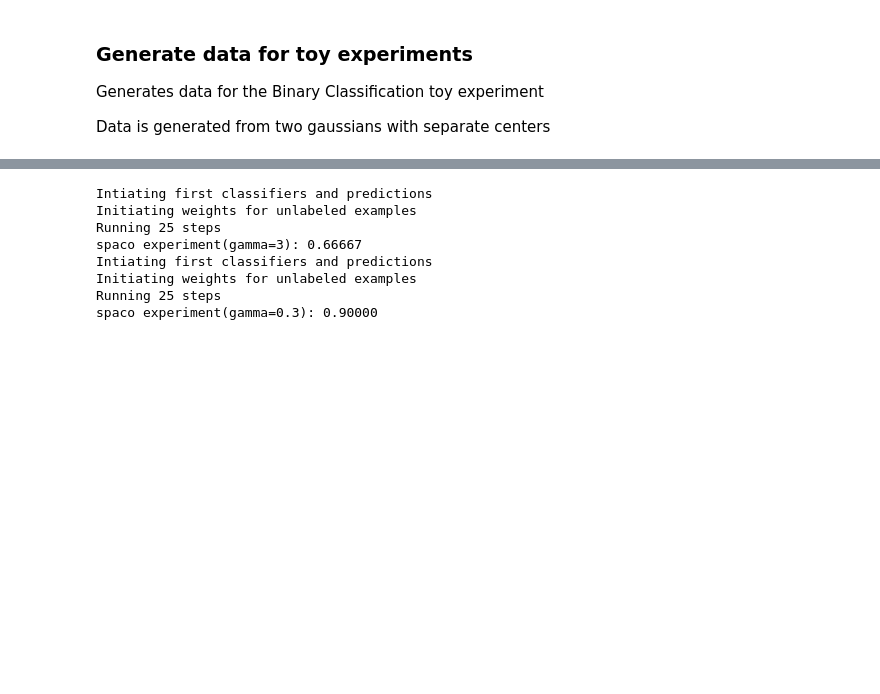
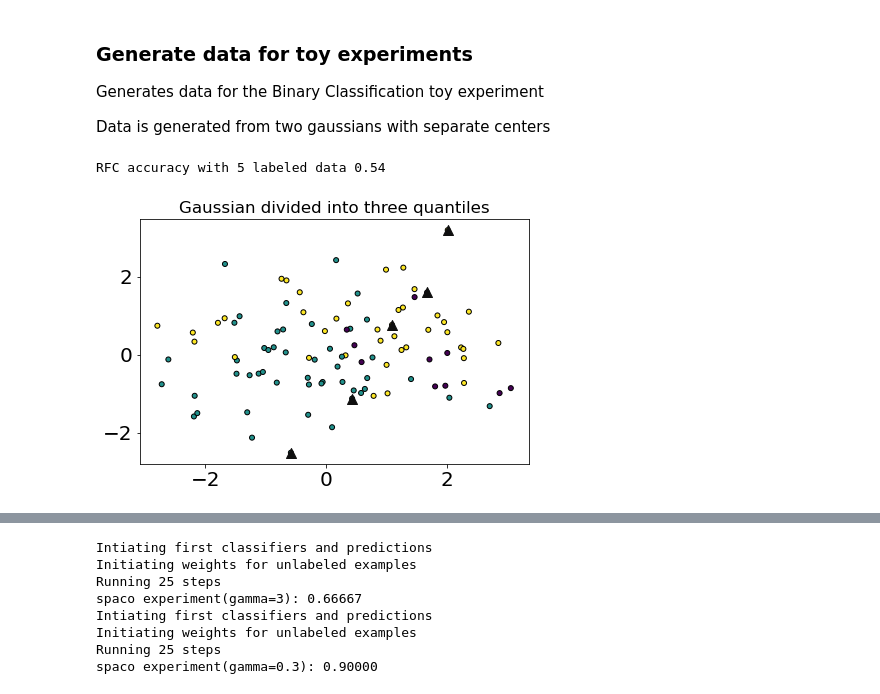
Before and after one commit to patrickboswell/MLA, a Jupyter notebook: MultilabelClassificationToyExample.ipynb, the cells around one changed output, grey strips where cells are left out. Saved outputs shown, nothing was run; the diff lists cells and outputs as text; code cells hidden in the pictures; blank space fills up the shorter version.

```diff
--- a/MultilabelClassificationToyExample.ipynb
+++ b/MultilabelClassificationToyExample.ipynb
@@ -195,3 +239,24 @@ class SPamCo:
                 )
 
             if len(new_labeled_data[0]) >= len(self.unlabeled_data[0]): break
+# %%
+X1, Y1 = make_classification(
+    n_features=4, n_redundant=0, n_informative=2, n_clusters_per_class=1, n_classes=3
+)
+x_train, x_test, y_train, y_test = train_test_split(X1, Y1, test_size=0.95, random_state=42)
+rfc = RandomForestClassifier()
+rfc.fit(x_train, y_train)
+
+rfc_pred = rfc.predict(X1)
+print(f'RFC accuracy with {len(x_train)} labeled data {accuracy_score(rfc_pred, Y1)}')
+
+plt.figure()
+plt.subplots_adjust(bottom=0.05, top=0.9, left=0.05, right=0.95)
+plt.title("Gaussian divided into three quantiles", fontsize="small")
+plt.scatter(X1[:, 0], X1[:, 1], marker="o", c=rfc_pred, s=25, edgecolor="k")
+plt.scatter(x_train[:, 0], x_train[:, 1], marker='^', c='#0F0F0F', s=100)
+
+plt.show()
+# %% [output]
+RFC accuracy with 5 labeled data 0.54
+[figure, added]
```
Also changed, not shown: parts of 7 cells of this notebook.
